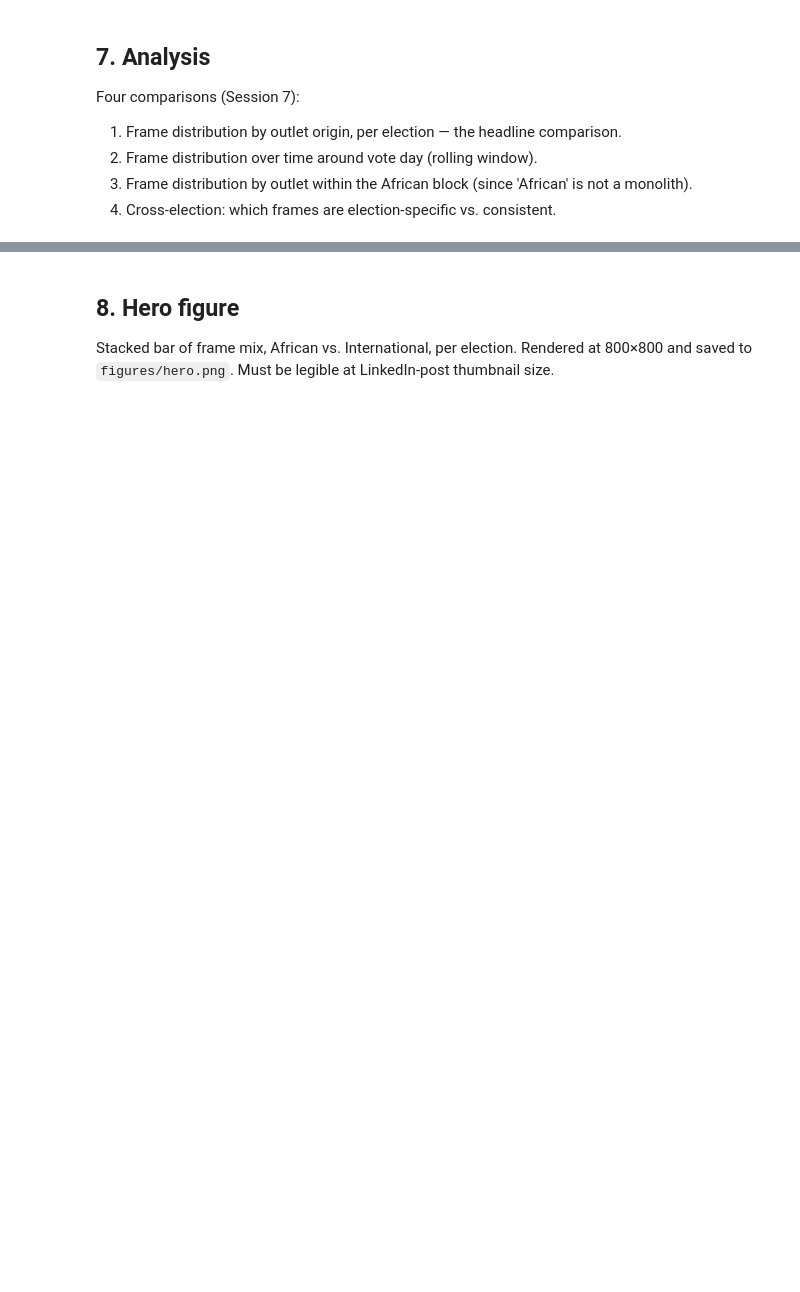
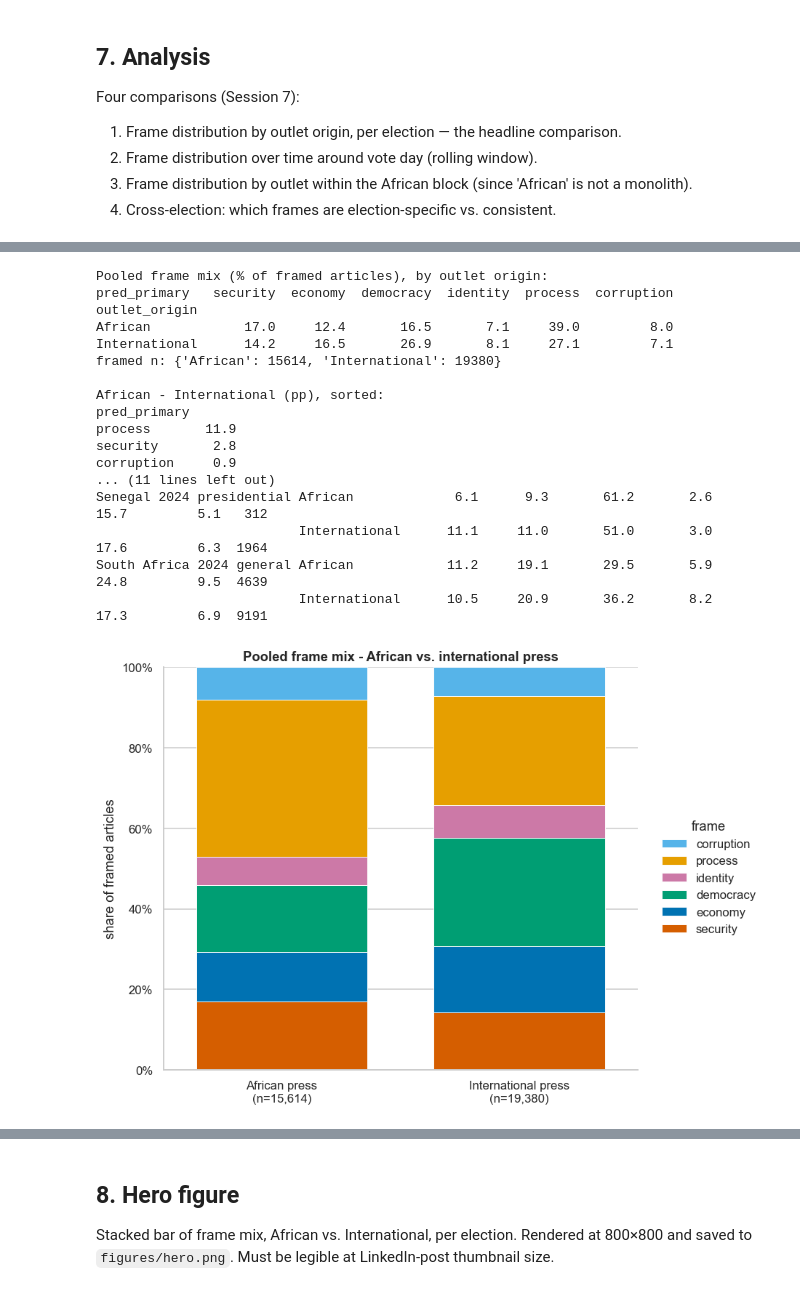
Before and after one commit to Muhanad-husn/African-elections-frame-analysis, a Jupyter notebook: notebooks/02_main.ipynb, the cells around one changed output, grey strips where cells are left out. Drawn from its saved outputs; the diff is of its cells as text; code cells hidden in the pictures; blank space fills up the shorter version.

```diff
--- a/notebooks/02_main.ipynb
+++ b/notebooks/02_main.ipynb
@@ -465,0 +684,46 @@ Four comparisons (Session 7):
+# %%
+"""Pooled + per-election primary-frame mix by outlet origin."""
+shares, sizes = viz.frame_share_matrix(clf, "outlet_origin")
+print("Pooled frame mix (% of framed articles), by outlet origin:")
+print((shares * 100).round(1).to_string())
+print("framed n:", {k: int(v) for k, v in sizes.items()})
+
+gap = (shares.loc["African"] - shares.loc["International"]) * 100
+print("\nAfrican - International (pp), sorted:")
+print(gap.sort_values(ascending=False).round(1).to_string())
+
+per_el = []
+for k in ELECTION_ORDER:
+    sh, sz = viz.frame_share_matrix(clf[clf.election == k], "outlet_origin")
+    for origin in ("African", "International"):
+        if origin in sh.index:
+            row = {"election": ELECTIONS[k].name, "origin": origin, "n": int(sz[origin])}
+            row.update({f: round(sh.loc[origin, f] * 100, 1) for f in viz.FRAMES})
+            per_el.append(row)
+per_el = pd.DataFrame(per_el).set_index(["election", "origin"])[viz.FRAMES + ["n"]]
+print("\nPer-election frame mix (% framed):")
+print(per_el.to_string())
+
+fig = viz.stacked_frame_bar(clf, by="outlet_origin",
+                            title="Pooled frame mix - African vs. international press")
+viz.save_figure(fig, "frame_mix_pooled")
+plt.show()
+# %% [output]
+Pooled frame mix (% of framed articles), by outlet origin:
+pred_primary   security  economy  democracy  identity  process  corruption
+outlet_origin
+African            17.0     12.4       16.5       7.1     39.0         8.0
+International      14.2     16.5       26.9       8.1     27.1         7.1
+framed n: {'African': 15614, 'International': 19380}
+
+African - International (pp), sorted:
+pred_primary
+process       11.9
+security       2.8
+corruption     0.9
+... (11 lines left out)
+Senegal 2024 presidential African             6.1      9.3       61.2       2.6     15.7         5.1   312
+                          International      11.1     11.0       51.0       3.0     17.6         6.3  1964
+South Africa 2024 general African            11.2     19.1       29.5       5.9     24.8         9.5  4639
+                          International      10.5     20.9       36.2       8.2     17.3         6.9  9191
+[figure, added]
```
Also changed, not shown: parts of 26 cells of this notebook, 6 other files.
